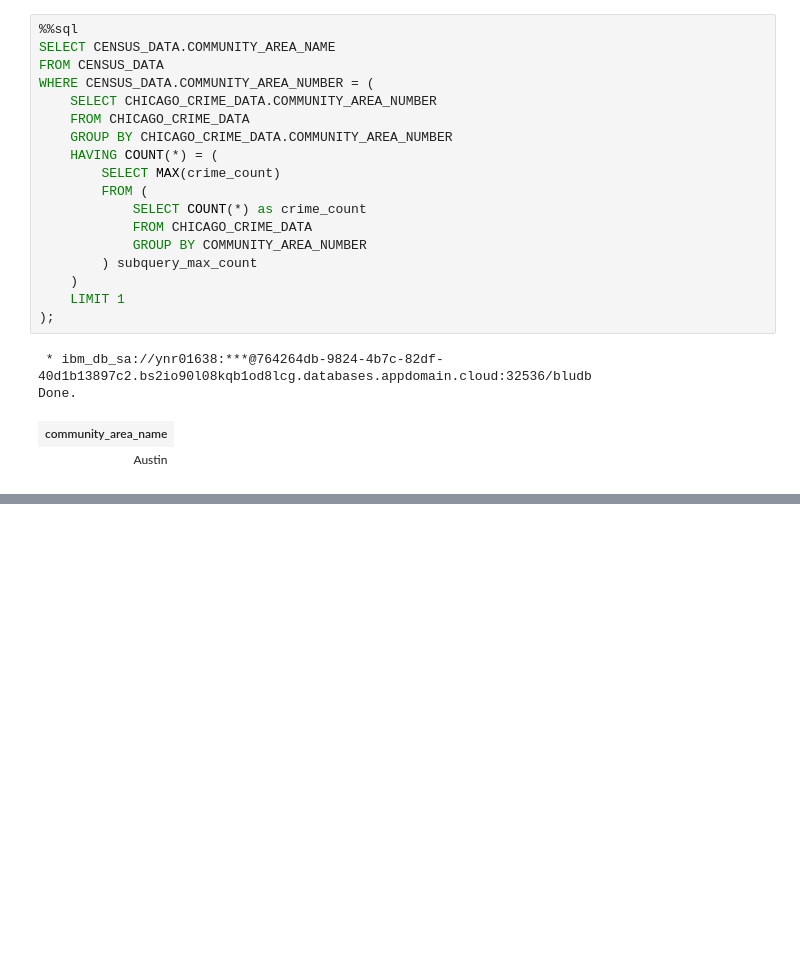
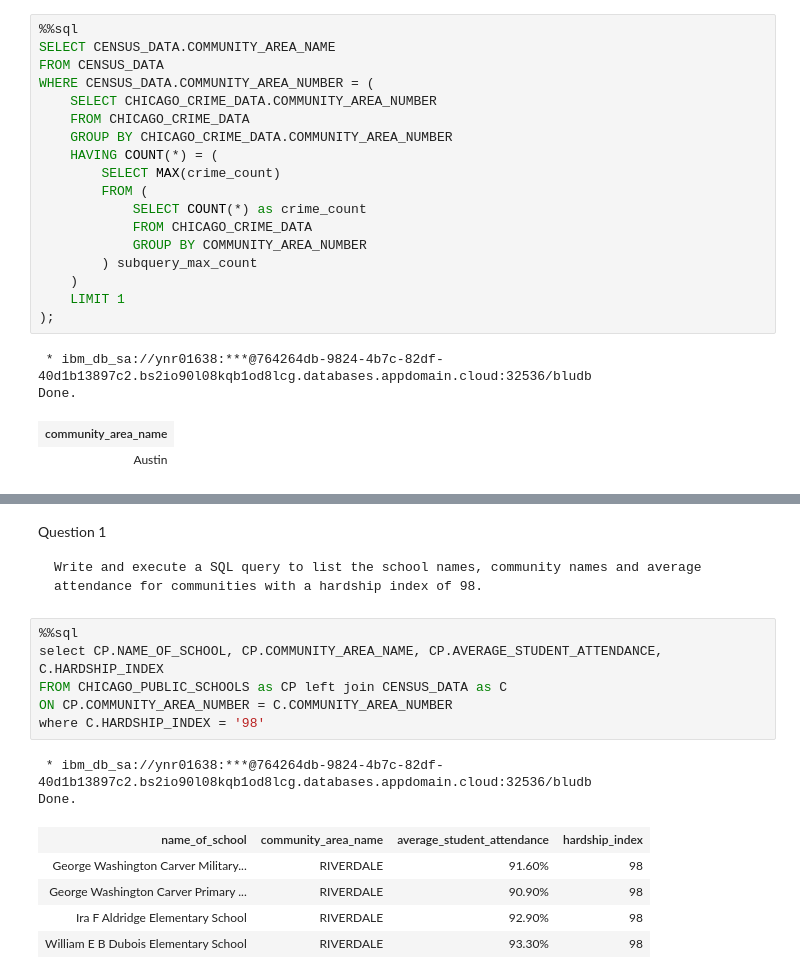
Before and after one commit to Irteza7/Data_Eng, a Jupyter notebook: assignment_pysql.ipynb, the cells around one changed output, grey strips where cells are left out. Saved outputs shown, nothing was run; the diff lists cells and outputs as text; blank space fills up the shorter version.

```diff
--- a/assignment_pysql.ipynb
+++ b/assignment_pysql.ipynb
@@ -289,0 +346,19 @@ Done.
+# %% [markdown]
+Question 1
+
+    Write and execute a SQL query to list the school names, community names and average attendance for communities with a hardship index of 98.
+# %%
+%%sql
+select CP.NAME_OF_SCHOOL, CP.COMMUNITY_AREA_NAME, CP.AVERAGE_STUDENT_ATTENDANCE,
+C.HARDSHIP_INDEX
+FROM CHICAGO_PUBLIC_SCHOOLS as CP left join CENSUS_DATA as C
+ON CP.COMMUNITY_AREA_NUMBER = C.COMMUNITY_AREA_NUMBER
+where C.HARDSHIP_INDEX = '98'
+# %% [output]
+ * ibm_db_sa://ynr01638:***@764264db-9824-4b7c-82df-40d1b13897c2.bs2io90l08kqb1od8lcg.databases.appdomain.cloud:32536/bludb
+Done.
+| name_of_school | community_area_name | average_student_attendance | hardship_index |
+| George Washington Carver Military... | RIVERDALE | 91.60% | 98 |
+| George Washington Carver Primary ... | RIVERDALE | 90.90% | 98 |
+| Ira F Aldridge Elementary School | RIVERDALE | 92.90% | 98 |
+| William E B Dubois Elementary School | RIVERDALE | 93.30% | 98 |
```
Also changed, not shown: parts of 19 cells of this notebook.
